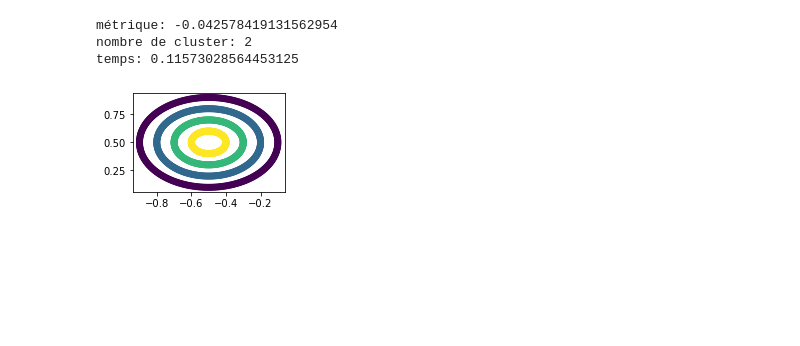
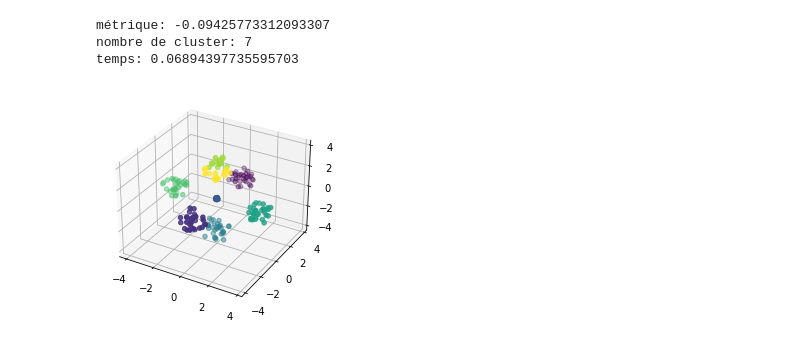
Before and after one commit to Emma-bau/TP, a Jupyter notebook: Analyse -TP.ipynb, the cells around one changed output. Saved outputs shown, nothing was run; the diff lists cells and outputs as text; code cells hidden in the pictures; blank space fills up the shorter version.

```diff
--- a/Analyse -TP.ipynb
+++ b/Analyse -TP.ipynb
@@ -30,7 +52,8 @@ plt.show()
 # %%
 #méthode k-means
-kmeans = KMeans(n_clusters=5, random_state=0).fit_predict(X)
-plt.subplot(221)
-plt.scatter(X[:, 0], X[:, 1], c=kmeans)
-print("score:",metrics.silhouette_score(X, kmeans, metric='euclidean'))
+kmeans = KMeans(n_clusters=3, random_state=0).fit_predict(data2)
+figure=plt.figure()
+ax=plt.axes(projection='3d')
+ax.scatter3D(data2[:,0], data2[:,1], data2[:,2], c=kmeans)
+print("score:",metrics.silhouette_score(data2, kmeans, metric='euclidean'))
 # %% [output]
@@ -46,8 +69,8 @@ iteration = 0
 start=time.time()
 #on s'arrête quand notre score n'est plus améliorée
 while(not find & (iteration < limit)):
-    kmeans = KMeans(n_clusters=nb_cluster, random_state=0).fit_predict(X)
-    find_metric = metrics.silhouette_score(X, kmeans, metric='euclidean')
+    kmeans = KMeans(n_clusters=nb_cluster, random_state=0).fit_predict(data2)
+    find_metric = metrics.silhouette_score(data2, kmeans, metric='euclidean')
     if find_metric > metric_best:
         metric_best=find_metric
         nb_cluster+=1
@@ -56,8 +79,11 @@ while(not find & (iteration < limit)):
         find=True
     iteration+=1
 end=time.time()
-plt.subplot(221)
-plt.scatter(X[:, 0], X[:, 1], c=best_kmeans)
+#plt.subplot(221)
+#plt.scatter(X[:, 0], X[:, 1], c=best_kmeans)
+figure=plt.figure()
+ax=plt.axes(projection='3d')
+ax.scatter3D(data2[:,0], data2[:,1], data2[:,2], c=kmeans)
 print("métrique:",metric_best)
 print("nombre de cluster:",nb_cluster-1)
 print("temps:", end-start)
@@ -84,8 +110,8 @@ start=time.time()
 
 #on s'arrête quand notre score n'est plus améliorée
 while(not find):
-    clustering = AgglomerativeClustering(n_clusters=nb_cluster,linkage='complete').fit_predict(X)
-    find_metric = metrics.silhouette_score(X, clustering, metric='euclidean')
+    clustering = AgglomerativeClustering(n_clusters=nb_cluster,linkage='complete').fit_predict(data2)
+    find_metric = metrics.silhouette_score(data2, clustering, metric='euclidean')
     if find_metric > metric_best:
         metric_best=find_metric
         nb_cluster+=1
@@ -95,8 +121,9 @@ while(not find):
     iteration+=1
 end=time.time()
 
-plt.subplot(221)
-plt.scatter(X[:, 0], X[:, 1], c=best_clustering)
+figure=plt.figure()
+ax=plt.axes(projection='3d')
+ax.scatter3D(data2[:,0], data2[:,1], data2[:,2], c=kmeans)
 print("métrique:",metric_best)
 print("nombre de cluster:",nb_cluster-1)
 print("temps:", end-start)
@@ -117,36 +144,37 @@ score: -0.042578419131562954
 # %%
 #variation des paramètres et calculs du score sur DBSCAN
 find_eps = False
 metric_best = -1
 eps_max = 0.06
 
 start=time.time()
 #on s'arrête quand notre score n'est plus améliorée
 while(not find_eps and (eps_max>0.0)):
     clustering = DBSCAN(eps=eps_max, min_samples=4).fit(X)
     n_clusters = len(set(clustering.labels_))
-    #check du nombre de cluster pour le calcu
+    #check du nombre de cluster pour le calcul du score
     if(n_clusters !=1):
-        clustering_to_plot = DBSCAN(eps=eps_max, min_samples=4).fit_predict(X)
-        find_metric = metrics.silhouette_score(X, clustering_to_plot, metric='euclidean')
+        clustering_to_plot = DBSCAN(eps=eps_max, min_samples=4).fit_predict(data2)
+        find_metric = metrics.silhouette_score(data2, clustering_to_plot, metric='euclidean')
         if find_metric > metric_best:
             metric_best=find_metric
             best_clustering = clustering_to_plot
             eps_max = eps_max-0.01
         else:
             find_eps=True
     else:
         eps_max=eps_max-0.01
 
 end=time.time()
 
-plt.subplot(221)
-plt.scatter(X[:, 0], X[:, 1], c=best_clustering)
+figure=plt.figure()
+ax=plt.axes(projection='3d')
+ax.scatter3D(data2[:,0], data2[:,1], data2[:,2], c=kmeans)
 print("métrique:",metric_best)
 print("nombre de cluster:",nb_cluster-1)
 print("temps:", end-start)
 # %% [output]
-métrique: -0.042578419131562954
-nombre de cluster: 2
-temps: 0.11573028564453125
+métrique: -0.09425773312093307
+nombre de cluster: 7
+temps: 0.06894397735595703
-[figure, old version]
+[figure, new version]
```
Also changed, not shown: parts of 9 cells of this notebook, 9 other files.
